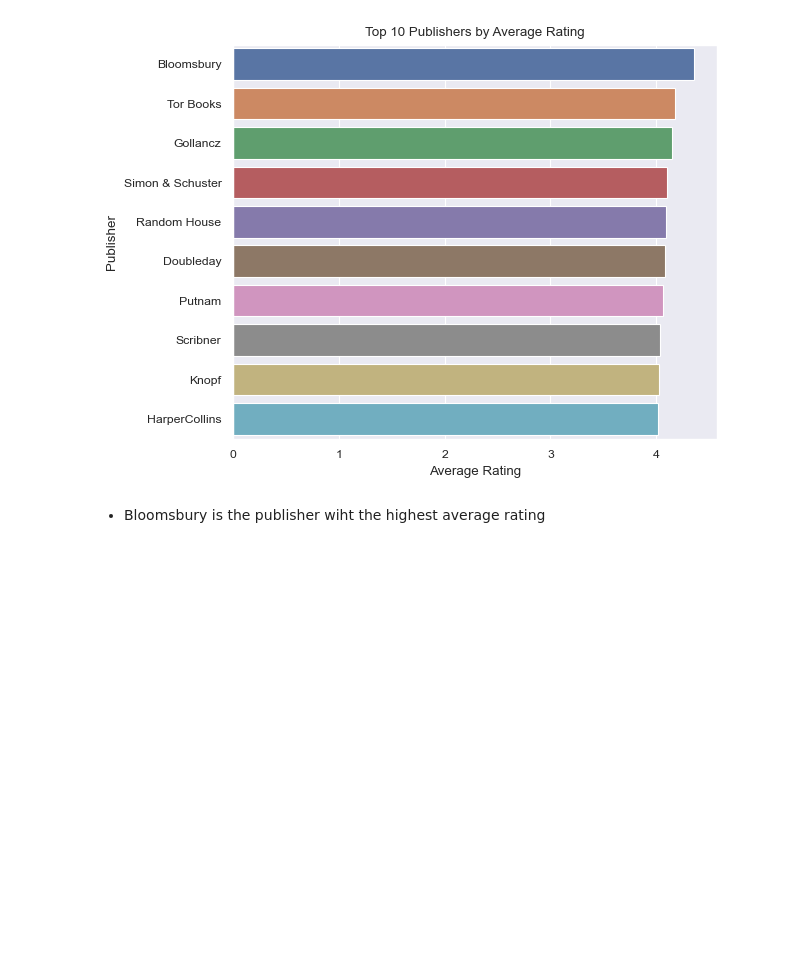
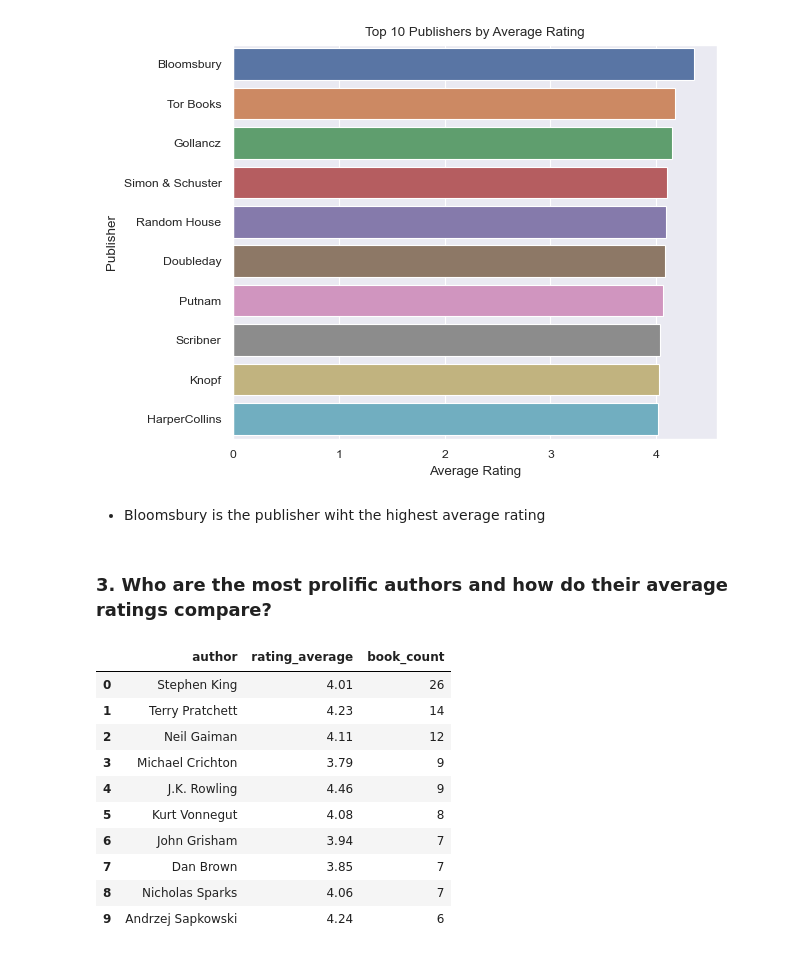
Before and after one commit to mo-chabane-tech/Data-Notebooks-And-Dashboards, a Jupyter notebook: Popular Books For Exchanging/Data Analysis Template.ipynb, the cells around one changed output. Cells and saved outputs as stored; diff of their text form; code cells hidden in the pictures; blank space fills up the shorter version.

```diff
--- a/Popular Books For Exchanging/Data Analysis Template.ipynb
+++ b/Popular Books For Exchanging/Data Analysis Template.ipynb
@@ -266,3 +266,29 @@ plt.show()
 [figure]
 # %% [markdown]
 - Bloomsbury is the publisher wiht the highest average rating
+# %% [markdown]
+### 3. Who are the most prolific authors and how do their average ratings compare?
+# %%
+df3 = (
+    df.groupby("author")
+    .agg(
+        rating_average=("rating_average", lambda x: round(x.mean(), 2)),
+        book_count=("author", "size")
+    )
+    .sort_values("book_count", ascending=False)
+    .head(10)
+    .reset_index()
+    )
+df3
+# %% [output]
+|  | author | rating_average | book_count |
+| 0 | Stephen King | 4.01 | 26 |
+| 1 | Terry Pratchett | 4.23 | 14 |
+| 2 | Neil Gaiman | 4.11 | 12 |
+| 3 | Michael Crichton | 3.79 | 9 |
+| 4 | J.K. Rowling | 4.46 | 9 |
+| 5 | Kurt Vonnegut | 4.08 | 8 |
+| 6 | John Grisham | 3.94 | 7 |
+| 7 | Dan Brown | 3.85 | 7 |
+| 8 | Nicholas Sparks | 4.06 | 7 |
+| 9 | Andrzej Sapkowski | 4.24 | 6 |
```
Also changed, not shown: parts of 3 cells of this notebook.
